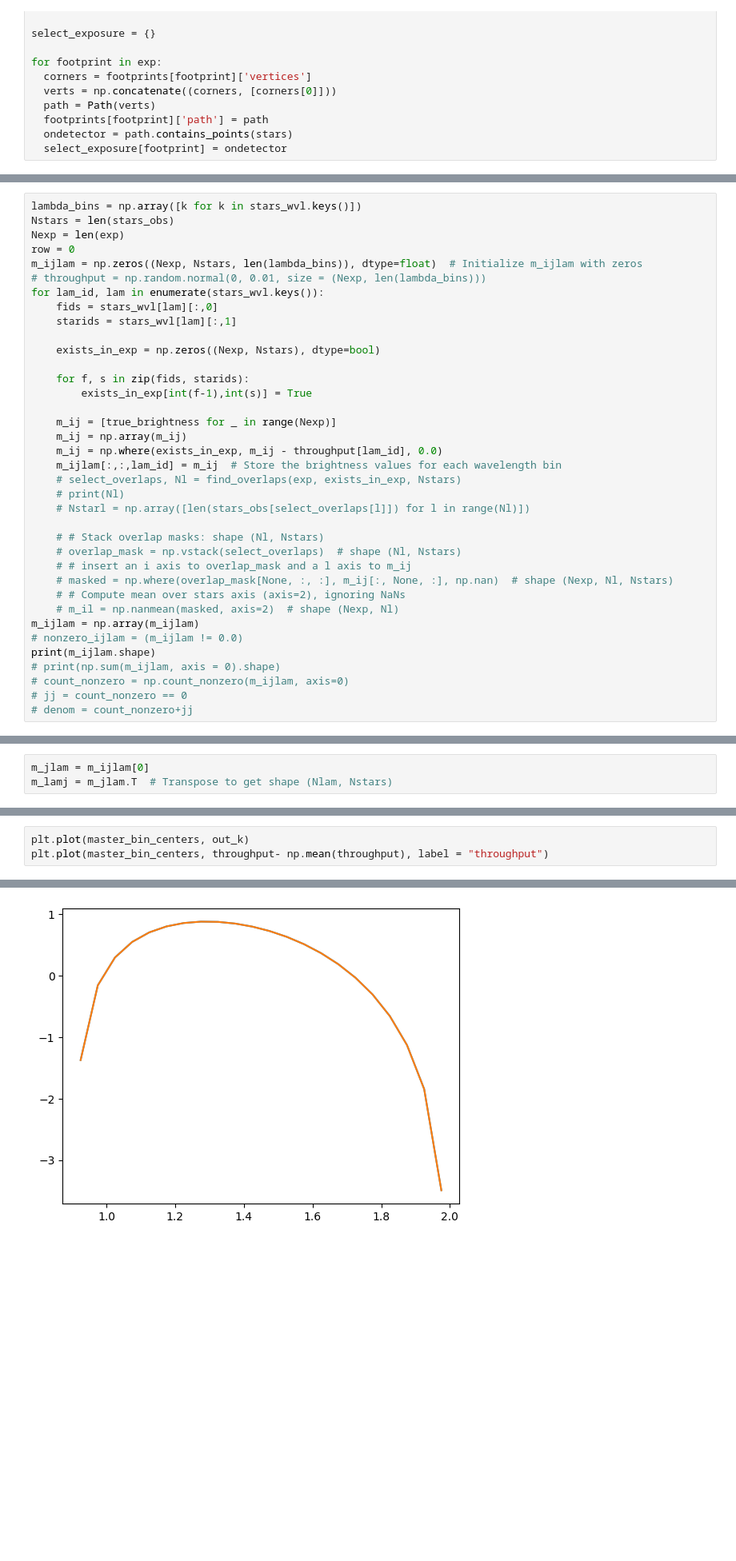
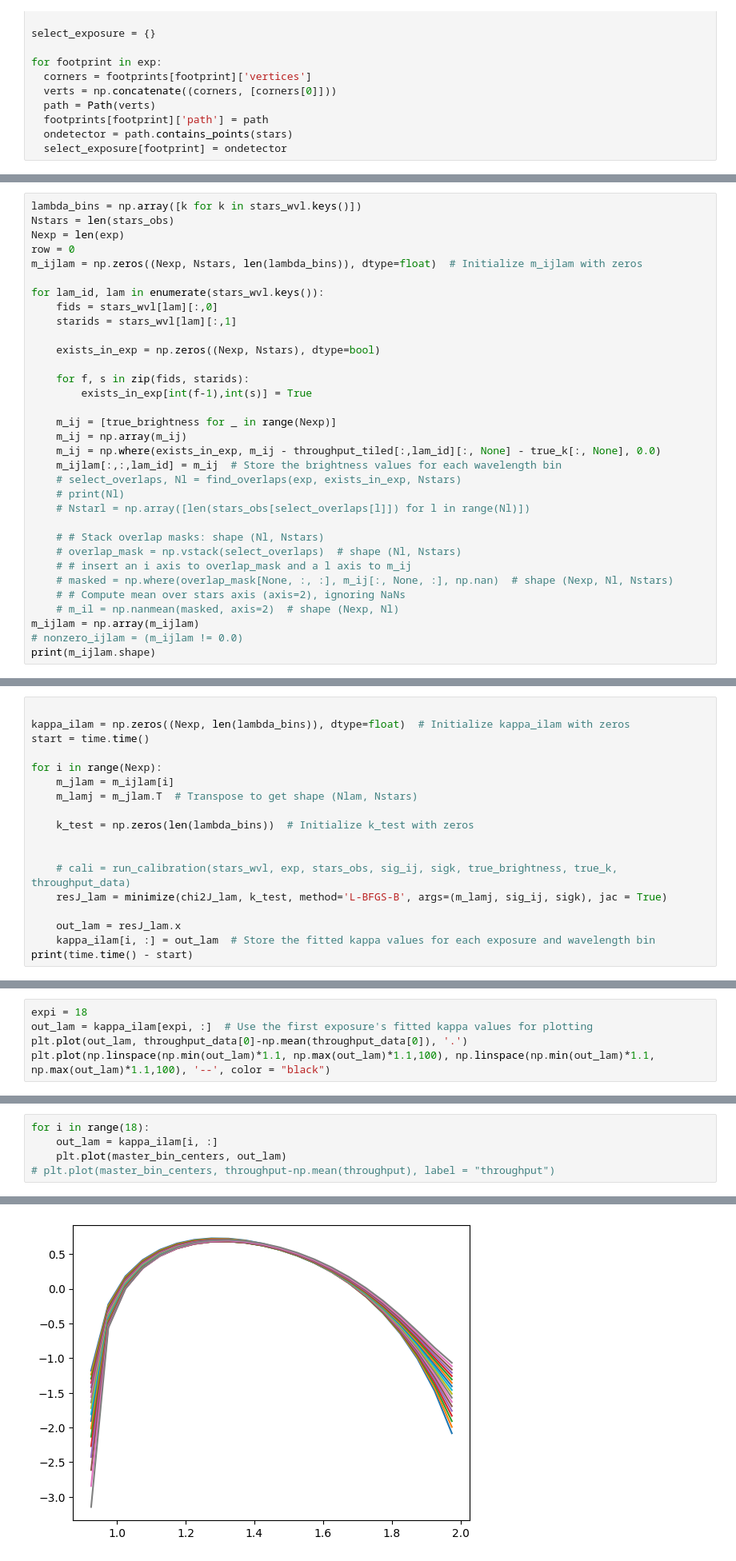
Before and after one commit to roman-grs-pit/relativefluxcalibration_test, a Jupyter notebook: wavelength_dependent_sca_grism_test.ipynb, the cells around one changed output, grey strips where cells are left out. Shown at 80% size. Drawn from its saved outputs; the diff is of its cells as text; blank space fills up the shorter version.

```diff
--- a/wavelength_dependent_sca_grism_test.ipynb
+++ b/wavelength_dependent_sca_grism_test.ipynb
@@ -311,7 +308,7 @@ Nstars = len(stars_obs)
 Nexp = len(exp)
 row = 0
 m_ijlam = np.zeros((Nexp, Nstars, len(lambda_bins)), dtype=float)  # Initialize m_ijlam with zeros
-# throughput = np.random.normal(0, 0.01, size = (Nexp, len(lambda_bins)))
+
 for lam_id, lam in enumerate(stars_wvl.keys()):
     fids = stars_wvl[lam][:,0]
     starids = stars_wvl[lam][:,1]
@@ -323,7 +320,7 @@ for lam_id, lam in enumerate(stars_wvl.keys()):
 
     m_ij = [true_brightness for _ in range(Nexp)]
     m_ij = np.array(m_ij)
-    m_ij = np.where(exists_in_exp, m_ij - throughput[lam_id], 0.0)
+    m_ij = np.where(exists_in_exp, m_ij - throughput_tiled[:,lam_id][:, None] - true_k[:, None], 0.0)
     m_ijlam[:,:,lam_id] = m_ij  # Store the brightness values for each wavelength bin
     # select_overlaps, Nl = find_overlaps(exp, exists_in_exp, Nstars)
     # print(Nl)
@@ -338,8 +335,4 @@ for lam_id, lam in enumerate(stars_wvl.keys()):
 m_ijlam = np.array(m_ijlam)
 # nonzero_ijlam = (m_ijlam != 0.0)
 print(m_ijlam.shape)
-# print(np.sum(m_ijlam, axis = 0).shape)
-# count_nonzero = np.count_nonzero(m_ijlam, axis=0)
-# jj = count_nonzero == 0
-# denom = count_nonzero+jj
 # %% [output]
@@ -388,3 +340,18 @@ def chi2J_lam(klam, m_lamj, sig_j, sig_klam):
-# %%
-m_jlam = m_ijlam[0]
-m_lamj = m_jlam.T  # Transpose to get shape (Nlam, Nstars)
+# %%
+
+kappa_ilam = np.zeros((Nexp, len(lambda_bins)), dtype=float)  # Initialize kappa_ilam with zeros
+start = time.time()
+
+for i in range(Nexp):
+    m_jlam = m_ijlam[i]
+    m_lamj = m_jlam.T  # Transpose to get shape (Nlam, Nstars)
+
+    k_test = np.zeros(len(lambda_bins))  # Initialize k_test with zeros
+
+
+    # cali = run_calibration(stars_wvl, exp, stars_obs, sig_ij, sigk, true_brightness, true_k, throughput_data)
+    resJ_lam = minimize(chi2J_lam, k_test, method='L-BFGS-B', args=(m_lamj, sig_ij, sigk), jac = True)
+
+    out_lam = resJ_lam.x
+    kappa_ilam[i, :] = out_lam  # Store the fitted kappa values for each exposure and wavelength bin
+print(time.time() - start)
@@ -417,0 +391,5 @@ ValueError: x and y must have same first dimension, but have shapes (22,) and (1
+# %%
+expi = 18
+out_lam = kappa_ilam[expi, :]  # Use the first exposure's fitted kappa values for plotting
+plt.plot(out_lam, throughput_data[0]-np.mean(throughput_data[0]), '.')
+plt.plot(np.linspace(np.min(out_lam)*1.1, np.max(out_lam)*1.1,100), np.linspace(np.min(out_lam)*1.1, np.max(out_lam)*1.1,100), '--', color = "black")
@@ -418,4 +399,6 @@ ValueError: x and y must have same first dimension, but have shapes (22,) and (1
 # %%
-plt.plot(master_bin_centers, out_k)
-plt.plot(master_bin_centers, throughput- np.mean(throughput), label = "throughput")
+for i in range(18):
+    out_lam = kappa_ilam[i, :]
+    plt.plot(master_bin_centers, out_lam)
+# plt.plot(master_bin_centers, throughput-np.mean(throughput), label = "throughput")
 # %% [output]
@@ -423 +405 @@ plt.plot(master_bin_centers, throughput- np.mean(throughput), label = "throughpu
-[figure, old version]
+[figure, new version]
```
Also changed, not shown: parts of 28 cells of this notebook, 1 other file.
